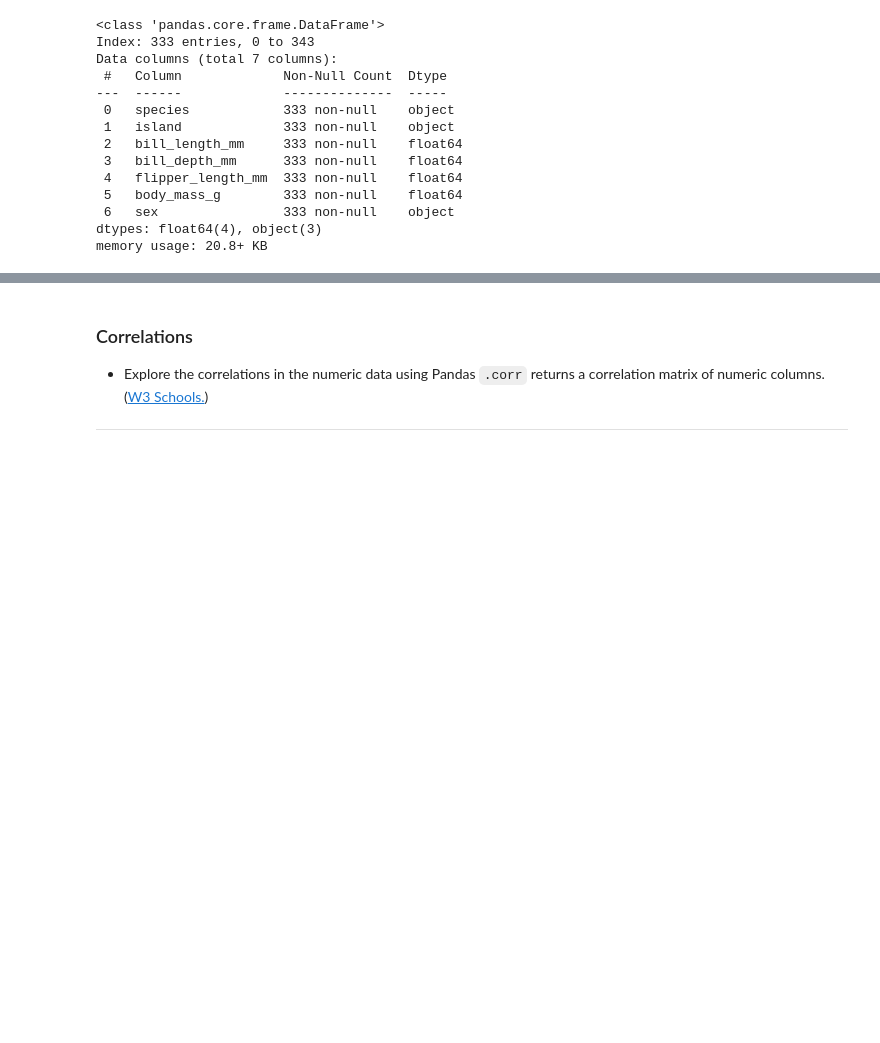
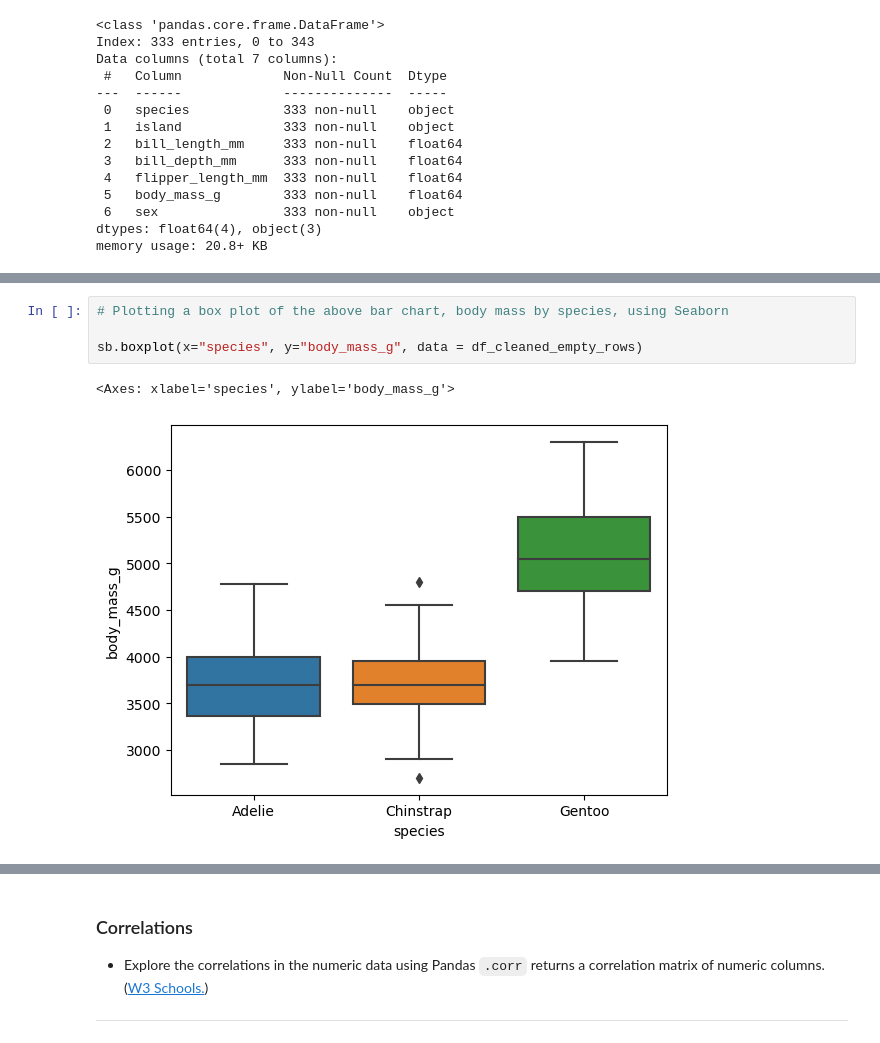
Before and after one commit to a-o-connor/palmerpenguins_data_analytics, a Jupyter notebook: palmerpenguinsanalysis.ipynb, the cells around one changed output, grey strips where cells are left out. Drawn from its saved outputs; the diff is of its cells as text; blank space fills up the shorter version.

```diff
--- a/palmerpenguinsanalysis.ipynb
+++ b/palmerpenguinsanalysis.ipynb
@@ -145,0 +164,7 @@ df_cleaned_empty_rows["body_mass_g"].plot(kind="hist", edgecolor = "black", xlab
+# %%
+# Plotting a box plot of the above bar chart, body mass by species, using Seaborn
+
+sb.boxplot(x="species", y="body_mass_g", data = df_cleaned_empty_rows)
+# %% [output]
+<Axes: xlabel='species', ylabel='body_mass_g'>
+[figure, added]
```
Also changed, not shown: parts of 18 cells of this notebook.
